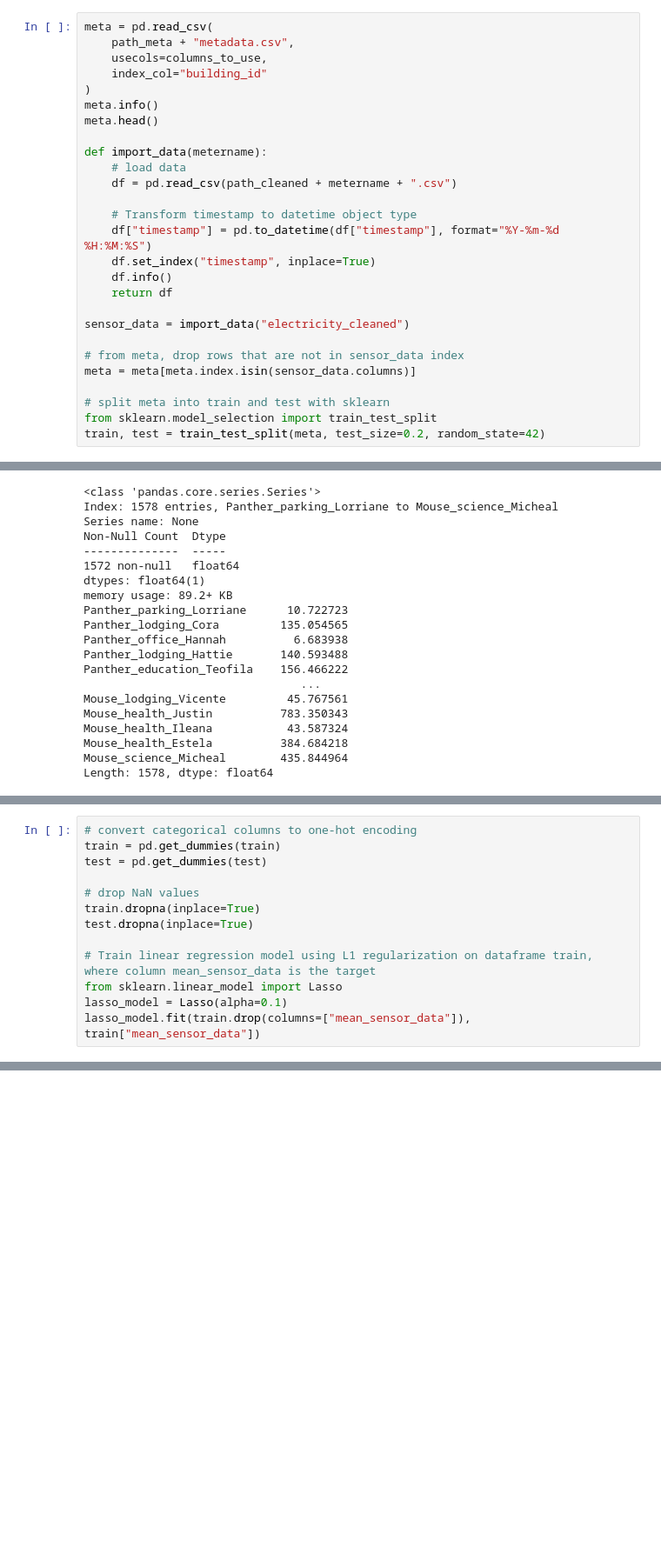
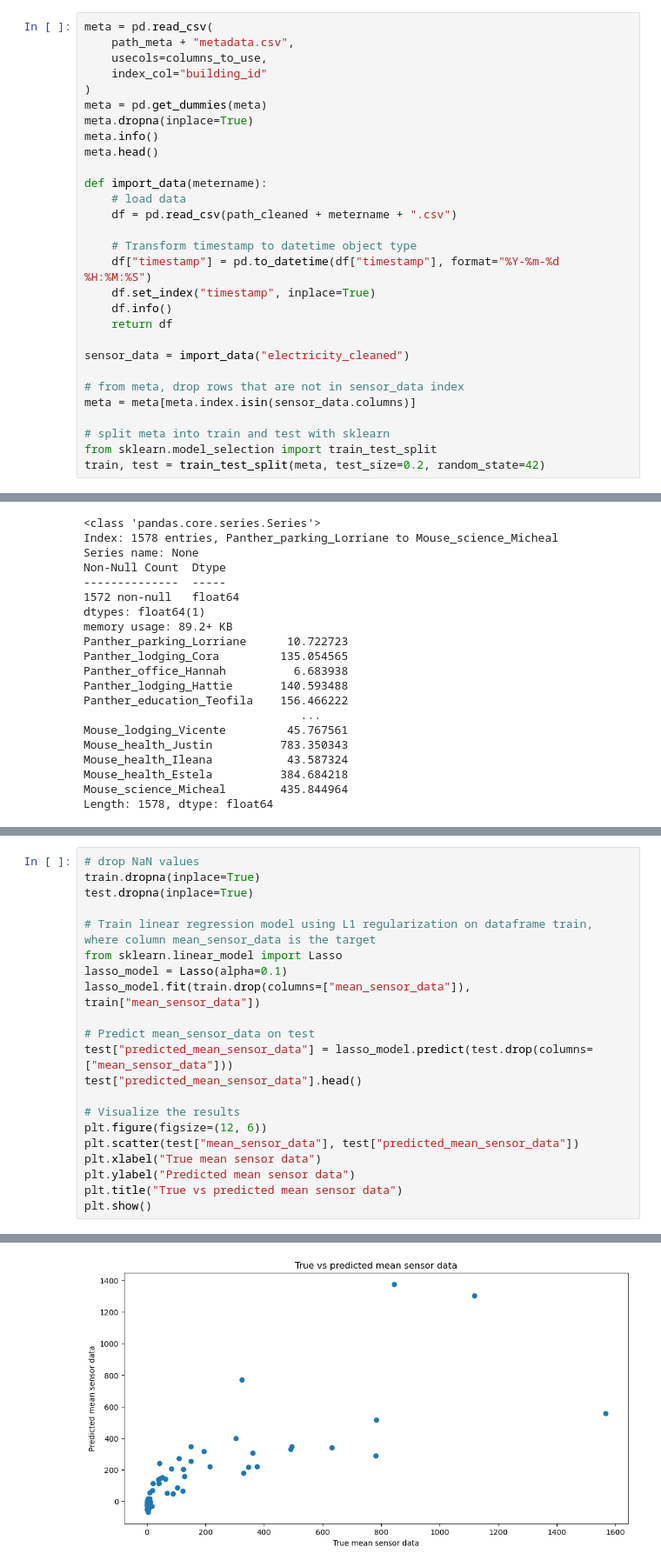
Before and after one commit to MStefko/building-data-genome-project-2, a Jupyter notebook: Marcel_notebooks/first_analysis.ipynb, the cells around one changed output, grey strips where cells are left out. Shown at 87% size. Saved outputs shown, nothing was run; the diff lists cells and outputs as text; blank space fills up the shorter version.

```diff
--- a/Marcel_notebooks/first_analysis.ipynb
+++ b/Marcel_notebooks/first_analysis.ipynb
@@ -40,6 +40,8 @@ meta = pd.read_csv(
     usecols=columns_to_use,
     index_col="building_id"
 )
+meta = pd.get_dummies(meta)
+meta.dropna(inplace=True)
 meta.info()
 meta.head()
 
@@ -134,8 +136,4 @@ memory usage: 32.1+ KB
 # %%
-# convert categorical columns to one-hot encoding
-train = pd.get_dummies(train)
-test = pd.get_dummies(test)
-
 # drop NaN values
 train.dropna(inplace=True)
 test.dropna(inplace=True)
@@ -144,4 +142,16 @@ test.dropna(inplace=True)
 from sklearn.linear_model import Lasso
 lasso_model = Lasso(alpha=0.1)
 lasso_model.fit(train.drop(columns=["mean_sensor_data"]), train["mean_sensor_data"])
+
+# Predict mean_sensor_data on test
+test["predicted_mean_sensor_data"] = lasso_model.predict(test.drop(columns=["mean_sensor_data"]))
+test["predicted_mean_sensor_data"].head()
+
+# Visualize the results
+plt.figure(figsize=(12, 6))
+plt.scatter(test["mean_sensor_data"], test["predicted_mean_sensor_data"])
+plt.xlabel("True mean sensor data")
+plt.ylabel("Predicted mean sensor data")
+plt.title("True vs predicted mean sensor data")
+plt.show()
 # %% [output]
@@ -148,0 +158 @@ Lasso(alpha=0.1)
+[figure, added]
```
Also changed, not shown: parts of 3 cells of this notebook.
